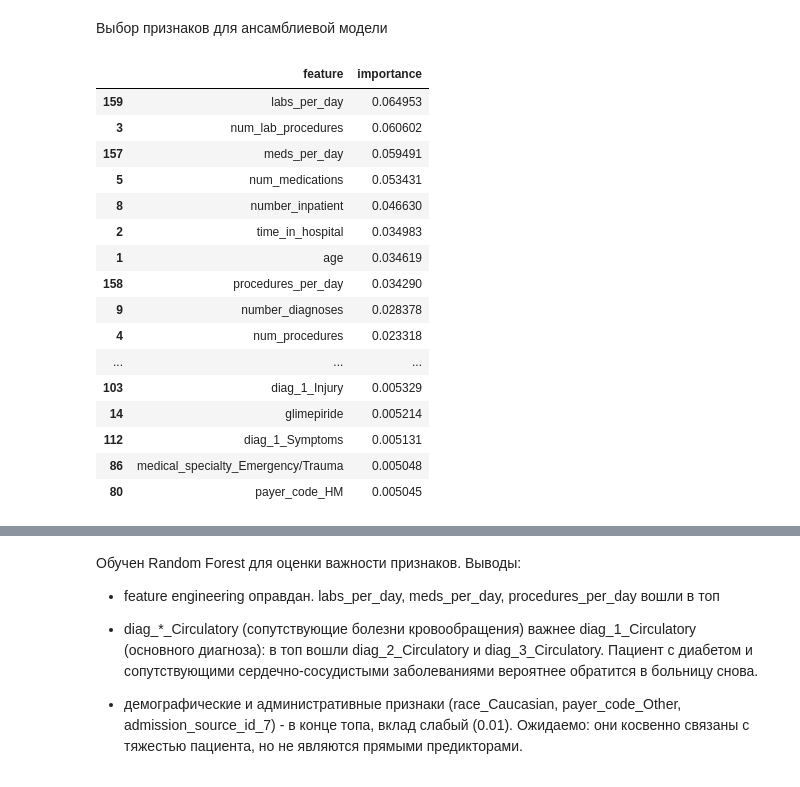
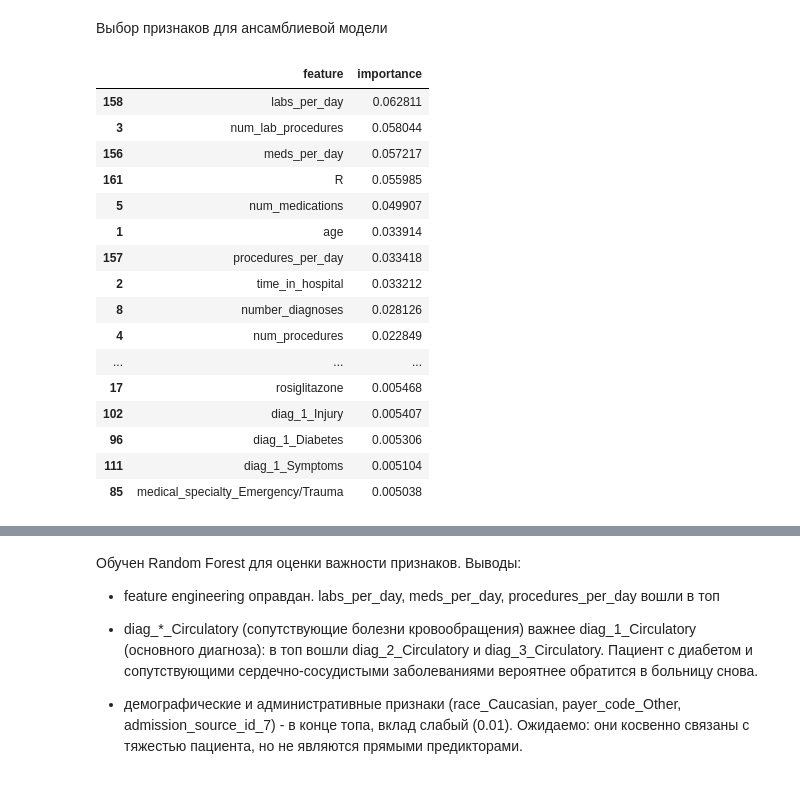
Before and after one commit to AlexanderSh11/diabetes-research, a Jupyter notebook: notebooks/feature_importance.ipynb, the cells around one changed output, grey strips where cells are left out. Drawn from its saved outputs; the diff is of its cells as text; code cells hidden in the pictures.

```diff
--- a/notebooks/feature_importance.ipynb
+++ b/notebooks/feature_importance.ipynb
@@ -79,28 +83,43 @@ X_train[selected_features_logreg]
 61244 rows × 23 columns
 # %% [markdown]
 Выбор признаков для ансамблиевой модели
+# %%
+rf_catboost = RandomForestClassifier(n_estimators=N_ESTIMATORS, random_state=RANDOM_STATE, class_weight=CLASS_WEIGHT)
+
+X_train_catboost = X_train.copy().drop(columns=["number_inpatient"])
+
+rf_catboost.fit(X=X_train_catboost, y=y_train)
+
+rf_importance_catboost = pd.Series(rf_catboost.feature_importances_, index=X_train_catboost.columns).sort_values(ascending=False)
 # %%
-selected_features_catboost = rf_importance[rf_importance > IMPORTANCE_THRESHOLD_CATBOOST].index.tolist()
+selected_features_catboost = rf_importance_catboost[rf_importance_catboost > IMPORTANCE_THRESHOLD_CATBOOST].index.tolist()
+
+importance_df = pd.DataFrame(
+    {
+        "feature": X_train_catboost.columns,
+        "importance": rf_catboost.feature_importances_,
+    }
+).sort_values("importance", ascending=False)
 
 importance_df.head(len(selected_features_catboost))
 # %% [output]
 |  | feature | importance |
-| 159 | labs_per_day | 0.064953 |
-| 3 | num_lab_procedures | 0.060602 |
-| 157 | meds_per_day | 0.059491 |
-| 5 | num_medications | 0.053431 |
-| 8 | number_inpatient | 0.046630 |
-| 2 | time_in_hospital | 0.034983 |
-| 1 | age | 0.034619 |
-| 158 | procedures_per_day | 0.034290 |
-| 9 | number_diagnoses | 0.028378 |
-| 4 | num_procedures | 0.023318 |
+| 158 | labs_per_day | 0.062811 |
+| 3 | num_lab_procedures | 0.058044 |
+| 156 | meds_per_day | 0.057217 |
+| 161 | R | 0.055985 |
+| 5 | num_medications | 0.049907 |
+| 1 | age | 0.033914 |
+| 157 | procedures_per_day | 0.033418 |
+| 2 | time_in_hospital | 0.033212 |
+| 8 | number_diagnoses | 0.028126 |
+| 4 | num_procedures | 0.022849 |
 | ... | ... | ... |
-| 103 | diag_1_Injury | 0.005329 |
-| 14 | glimepiride | 0.005214 |
-| 112 | diag_1_Symptoms | 0.005131 |
-| 86 | medical_specialty_Emergency/Trauma | 0.005048 |
-| 80 | payer_code_HM | 0.005045 |
+| 17 | rosiglitazone | 0.005468 |
+| 102 | diag_1_Injury | 0.005407 |
+| 96 | diag_1_Diabetes | 0.005306 |
+| 111 | diag_1_Symptoms | 0.005104 |
+| 85 | medical_specialty_Emergency/Trauma | 0.005038 |
 # %%
 print(f"Отобрано {len(selected_features_catboost)} признаков по Random Forest")
 
```
Also changed, not shown: parts of 6 cells of this notebook, 5 other files.
